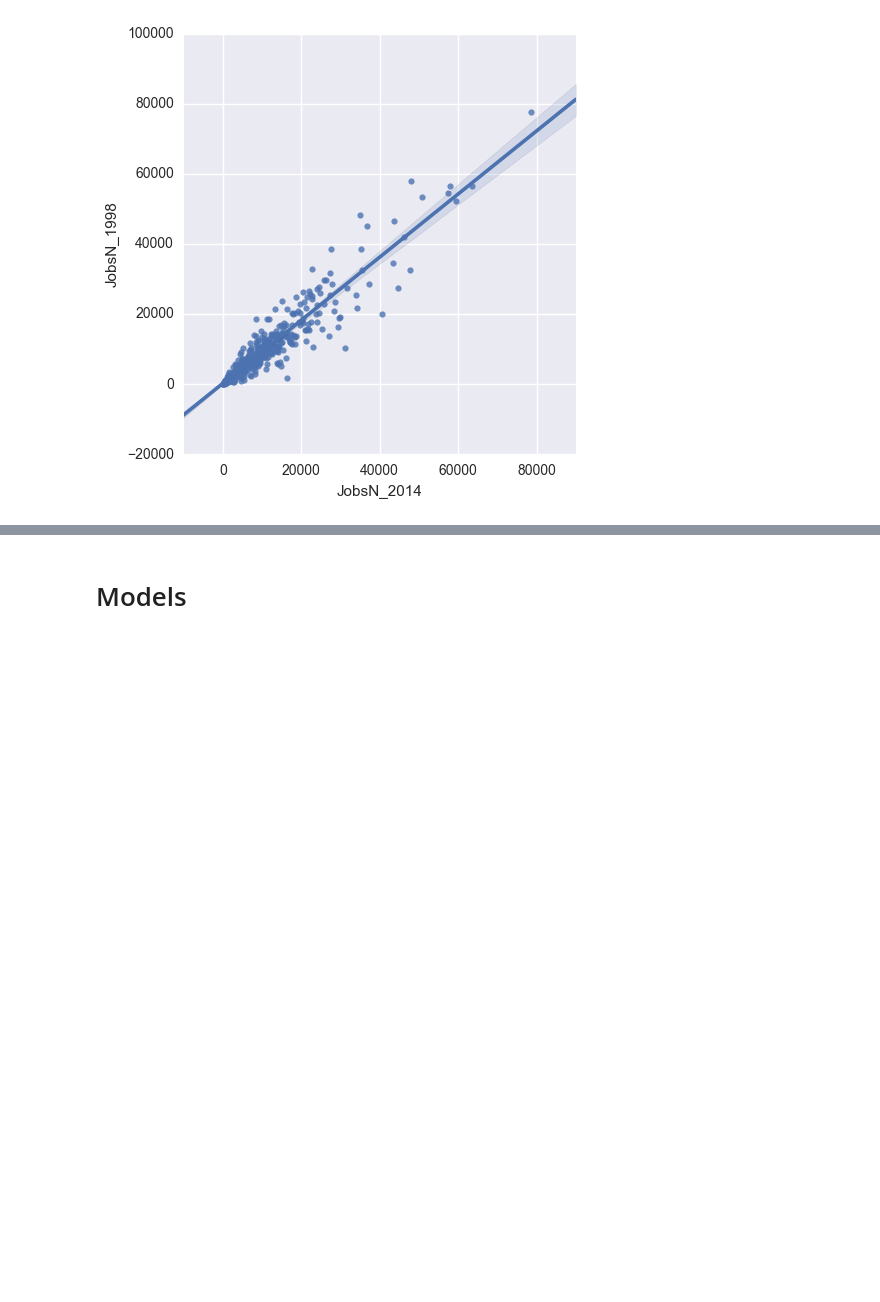
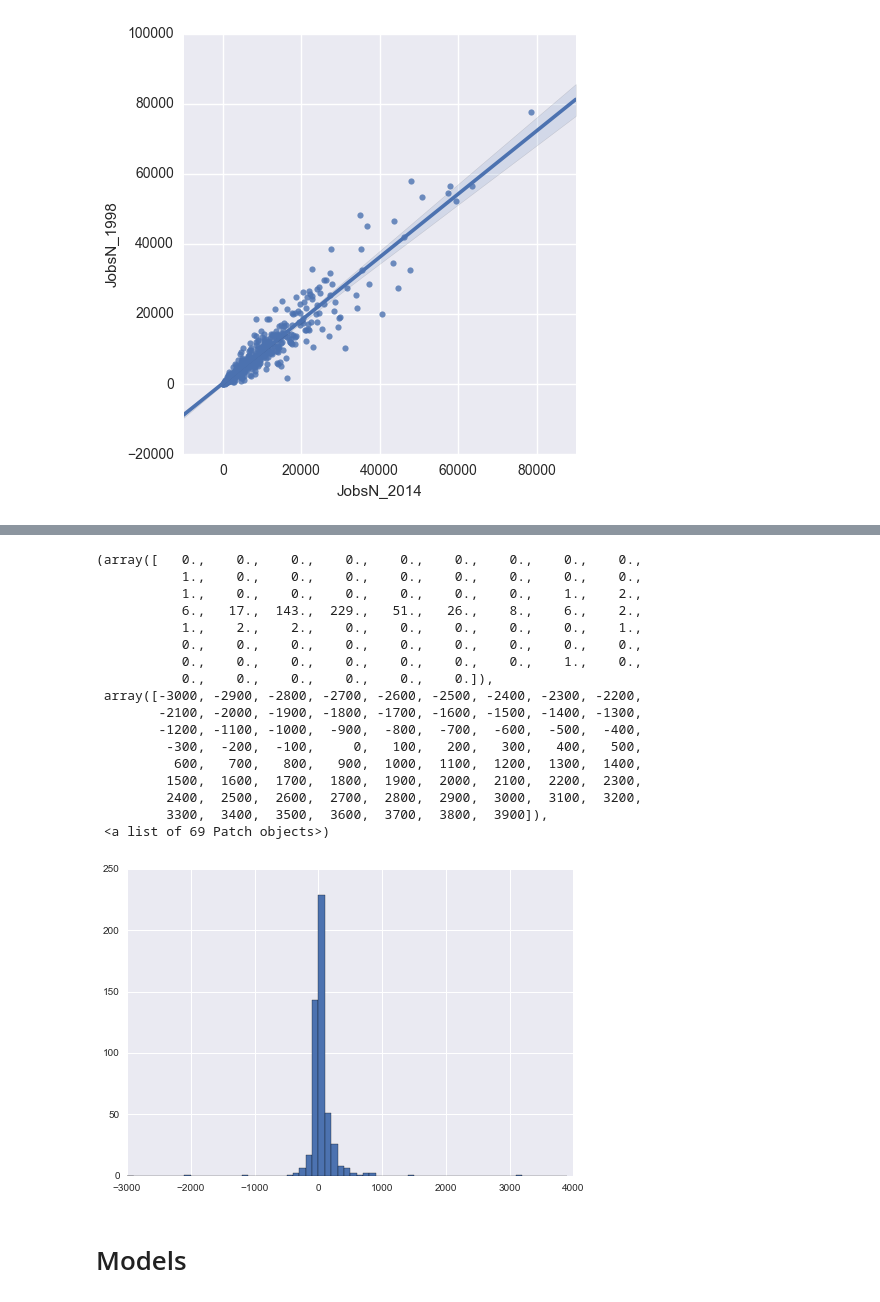
Before and after one commit to cysakamoto/GA_DataScience_FinalProject, a Jupyter notebook: Final_Project_v2.ipynb, the cells around one changed output, grey strips where cells are left out. Saved outputs shown, nothing was run; the diff lists cells and outputs as text; code cells hidden in the pictures; blank space fills up the shorter version.

```diff
--- a/Final_Project_v2.ipynb
+++ b/Final_Project_v2.ipynb
@@ -445,3 +464,24 @@ sns.plt.show()
+# %%
+plt.hist(df['arts_change'], bins = np.arange(-3000, 4000, 100))
+# %% [output]
+(array([   0.,    0.,    0.,    0.,    0.,    0.,    0.,    0.,    0.,
+           1.,    0.,    0.,    0.,    0.,    0.,    0.,    0.,    0.,
+           1.,    0.,    0.,    0.,    0.,    0.,    0.,    1.,    2.,
+           6.,   17.,  143.,  229.,   51.,   26.,    8.,    6.,    2.,
+           1.,    2.,    2.,    0.,    0.,    0.,    0.,    0.,    1.,
+           0.,    0.,    0.,    0.,    0.,    0.,    0.,    0.,    0.,
+           0.,    0.,    0.,    0.,    0.,    0.,    0.,    1.,    0.,
+           0.,    0.,    0.,    0.,    0.,    0.]),
+ array([-3000, -2900, -2800, -2700, -2600, -2500, -2400, -2300, -2200,
+        -2100, -2000, -1900, -1800, -1700, -1600, -1500, -1400, -1300,
+        -1200, -1100, -1000,  -900,  -800,  -700,  -600,  -500,  -400,
+         -300,  -200,  -100,     0,   100,   200,   300,   400,   500,
+          600,   700,   800,   900,  1000,  1100,  1200,  1300,  1400,
+         1500,  1600,  1700,  1800,  1900,  2000,  2100,  2200,  2300,
+         2400,  2500,  2600,  2700,  2800,  2900,  3000,  3100,  3200,
+         3300,  3400,  3500,  3600,  3700,  3800,  3900]),
+ <a list of 69 Patch objects>)
+[figure, added]
 # %% [markdown]
 # Models
 # %% [markdown]
```
Also changed, not shown: parts of 1 cell of this notebook.
